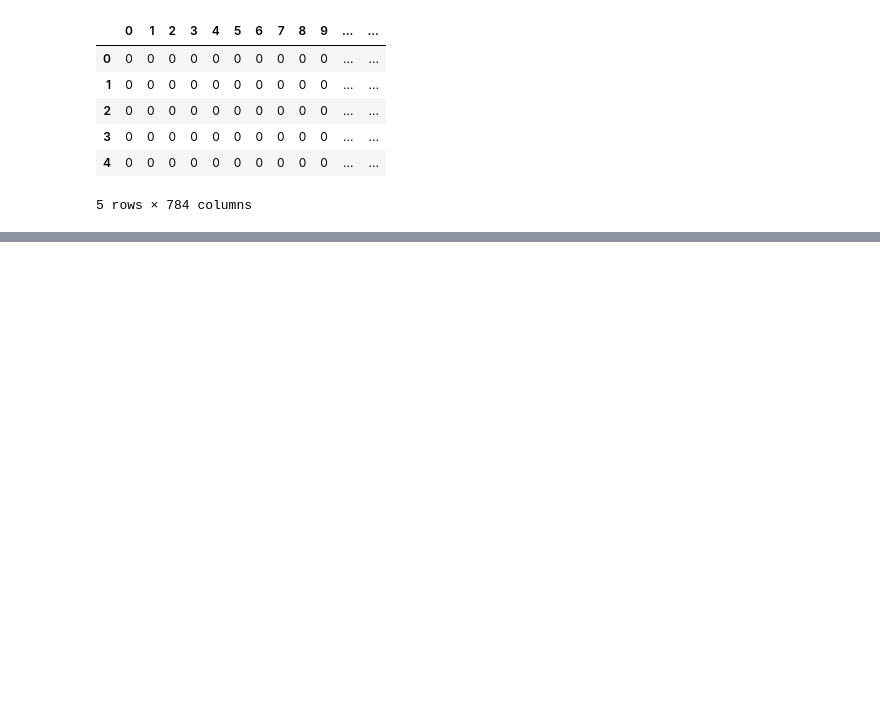
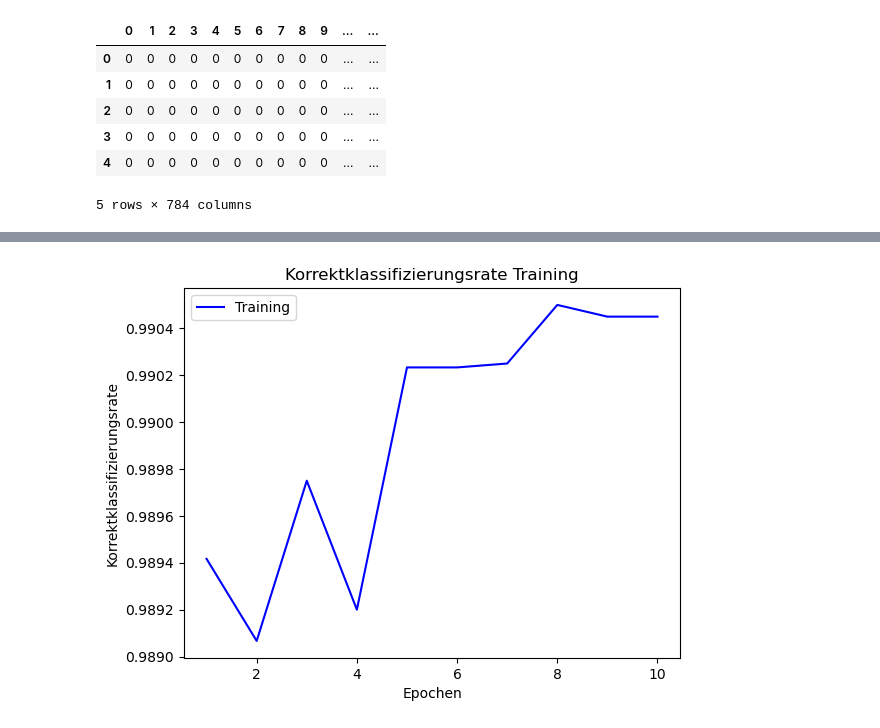
Before and after one commit to JacobToifl/SJ25-26_5AHIT_DSAI_TOIFL, a Jupyter notebook: Uebungen/UE01/UE01 – Neuronale Netze - MNIST.ipynb, the cells around one changed output, grey strips where cells are left out. Cells and saved outputs as stored; diff of their text form; code cells hidden in the pictures; blank space fills up the shorter version.

```diff
--- a/Uebungen/UE01/UE01 – Neuronale Netze - MNIST.ipynb
+++ b/Uebungen/UE01/UE01 – Neuronale Netze - MNIST.ipynb
@@ -87,0 +127,10 @@ real number: 9
+# %%
+epochs = np.arange(1, len(history.history["accuracy"]) + 1)
+plt.plot(epochs, history.history["accuracy"], 'b', label="Training")
+plt.title("Korrektklassifizierungsrate Training")
+plt.xlabel("Epochen")
+plt.ylabel("Korrektklassifizierungsrate")
+plt.legend()
+plt.show()
+# %% [output]
+[figure, added]
```
Also changed, not shown: parts of 11 cells of this notebook.
